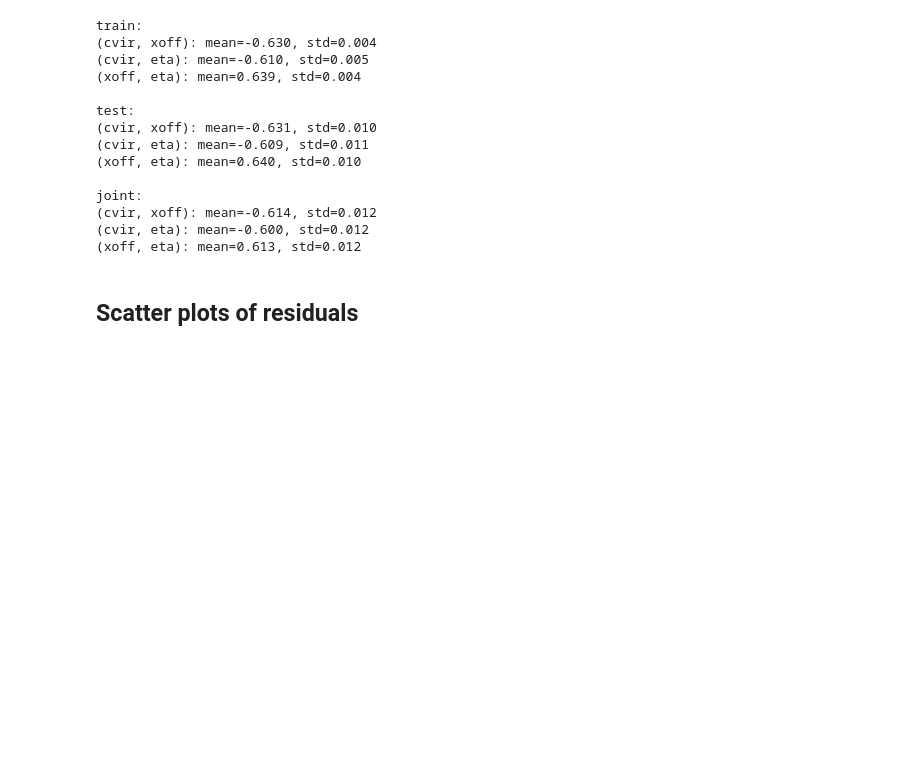
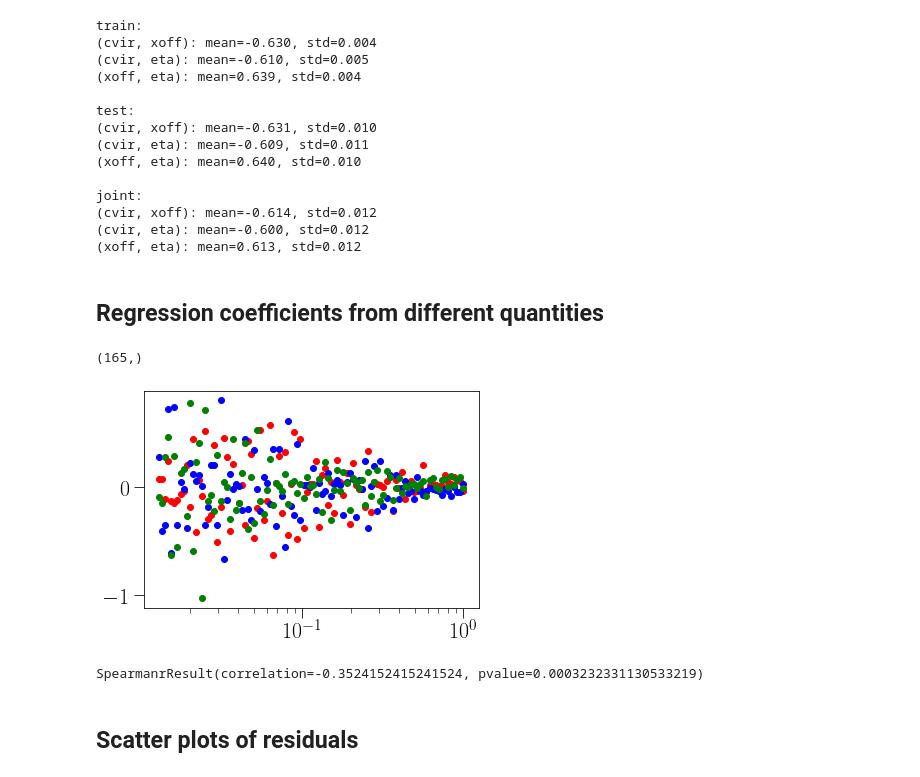
Before and after one commit to ismael-mendoza/nbody-relaxed, a Jupyter notebook: notebooks/jupyter/plots/predictions.ipynb, the cells around one changed output. Cells and saved outputs as stored; diff of their text form; code cells hidden in the pictures; blank space fills up the shorter version.

```diff
--- a/notebooks/jupyter/plots/predictions.ipynb
+++ b/notebooks/jupyter/plots/predictions.ipynb
@@ -424,6 +464,27 @@ joint:
 (cvir, xoff): mean=-0.614, std=0.012
 (cvir, eta): mean=-0.600, std=0.012
 (xoff, eta): mean=0.613, std=0.012
+# %% [markdown]
+## Regression coefficients from different quantities
+# %%
+cvir_coefs = cvir_models['linear'].reg.coef_.reshape(-1)
+xoff_coefs = xoff_models['linear'].reg.coef_.reshape(-1)
+eta_coefs = eta_models['linear'].reg.coef_.reshape(-1)
+# %%
+scales.shape
+# %% [output]
+(165,)
+# %%
+plt.scatter(mass_bins, xoff_coefs, color='red')
+plt.scatter(mass_bins, cvir_coefs, color='blue')
+plt.scatter(mass_bins, eta_coefs, color='green')
+plt.xscale('log')
+# %% [output]
+[figure, added]
+# %%
+spearmanr(cvir_coefs, xoff_coefs)
+# %% [output]
+SpearmanrResult(correlation=-0.3524152415241524, pvalue=0.0003232331130533219)
 # %% [markdown]
 ## Scatter plots of residuals
 # %%
```
Also changed, not shown: parts of 5 cells of this notebook, 1 other file.
